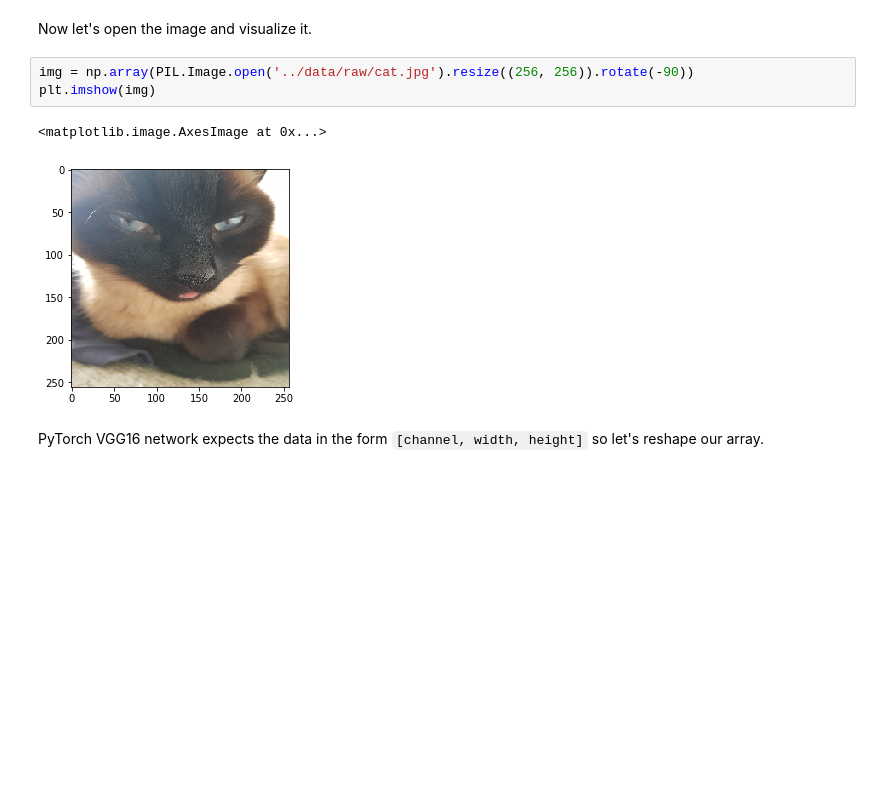
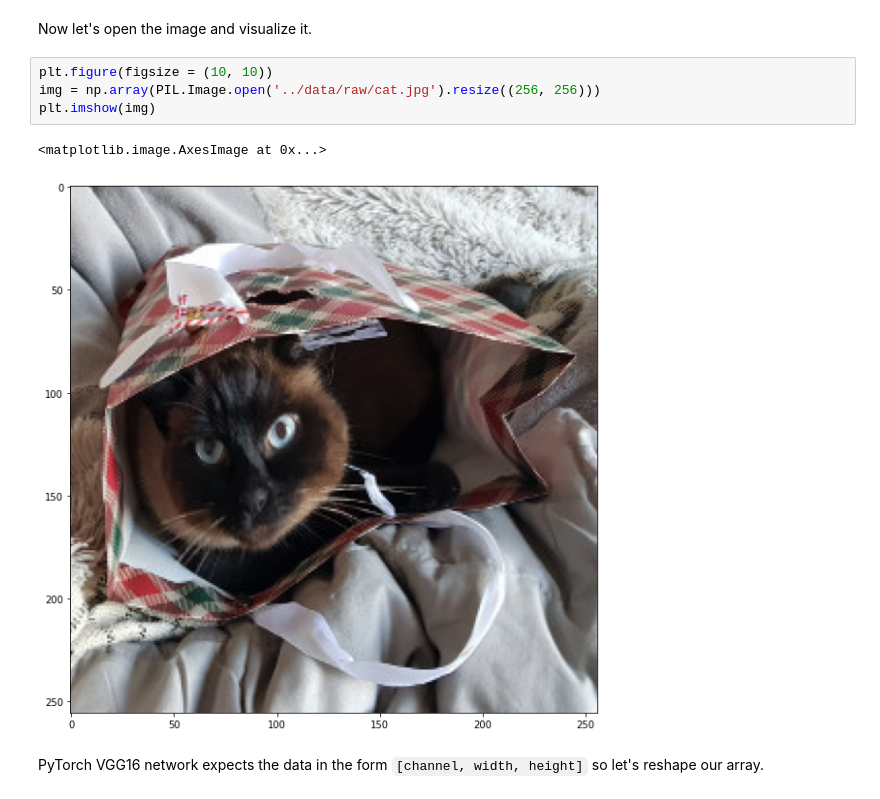
Before and after one commit to rodgzilla/image_gluing, a Jupyter notebook: notebooks/VGG16 feature extraction.ipynb, the cells around one changed output. Drawn from its saved outputs; the diff is of its cells as text; blank space fills up the shorter version.

```diff
--- a/notebooks/VGG16 feature extraction.ipynb
+++ b/notebooks/VGG16 feature extraction.ipynb
@@ -17,11 +17,12 @@ normalize = transforms.Normalize(
 # %% [markdown]
 Now let's open the image and visualize it.
 # %%
-img = np.array(PIL.Image.open('../data/raw/cat.jpg').resize((256, 256)).rotate(-90))
+plt.figure(figsize = (10, 10))
+img = np.array(PIL.Image.open('../data/raw/cat.jpg').resize((256, 256)))
 plt.imshow(img)
 # %% [output]
 <matplotlib.image.AxesImage at 0x...>
-[figure, old version]
+[figure, new version]
 # %% [markdown]
 PyTorch VGG16 network expects the data in the form `[channel, width, height]` so let's reshape our array.
 # %%
```
Also changed, not shown: parts of 2 cells of this notebook, 2 other files.
